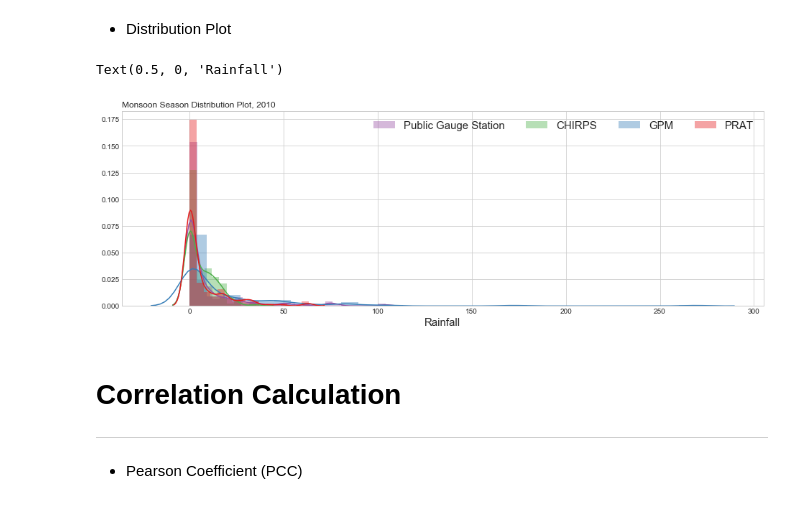
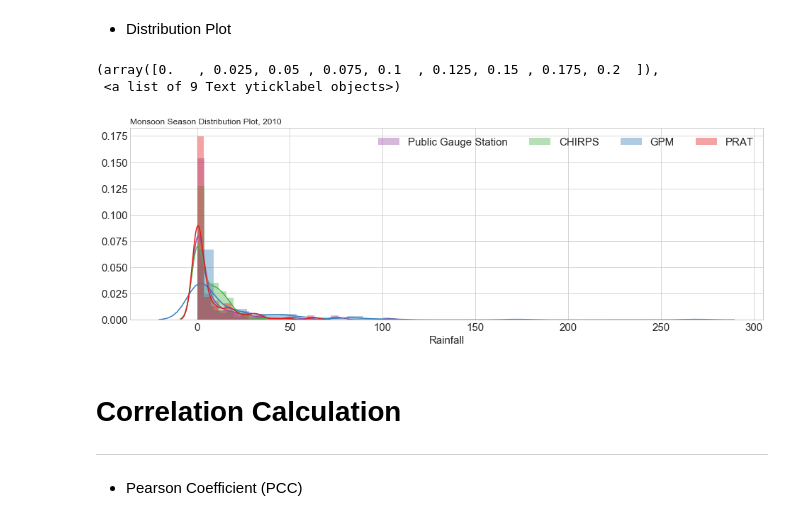
Before and after one commit to dsaharia/PRAT-Rainfall, a Jupyter notebook: imager-rainfall/01_Singapore_prat.ipynb, the cells around one changed output. Cells and saved outputs as stored; diff of their text form; code cells hidden in the pictures.

```diff
--- a/imager-rainfall/01_Singapore_prat.ipynb
+++ b/imager-rainfall/01_Singapore_prat.ipynb
@@ -226,15 +228,18 @@ plt.legend(loc='upper right', ncol=4, prop={'size': 12}, fontsize=16)
 # %%
 sns.distplot(monsoon_gauge['rainfall_rate'], hist=True, kde=True, label='Public Gauge Station', color='#984ea3')
 sns.distplot(monsoon_chirps['precip'], hist=True, kde=True, label='CHIRPS', color='#4daf4a')
 sns.distplot(monsoon_gpm['precipitationCal'], hist=True, kde=True, label='GPM', color='#377eb8')
 sns.distplot(monsoon_prat['rainfall_rate'], hist=True, kde=True, label='PRAT', color='#e41a1c')
 plt.legend(fontsize=15, ncol=4)
 plt.title('Monsoon Season Distribution Plot, 2010', loc="left", )
 plt.xlabel("Rainfall", fontsize=15)
+plt.xticks(fontsize=15)
+plt.yticks(fontsize=15)
 #plt.savefig('Figures/monsoon_distribution.pdf');
 # %% [output]
-Text(0.5, 0, 'Rainfall')
+(array([0.   , 0.025, 0.05 , 0.075, 0.1  , 0.125, 0.15 , 0.175, 0.2  ]),
+ <a list of 9 Text yticklabel objects>)
-[figure, old version]
+[figure, new version]
 # %% [markdown]
 # Correlation Calculation
 ---
```
Also changed, not shown: parts of 3 cells of this notebook.
